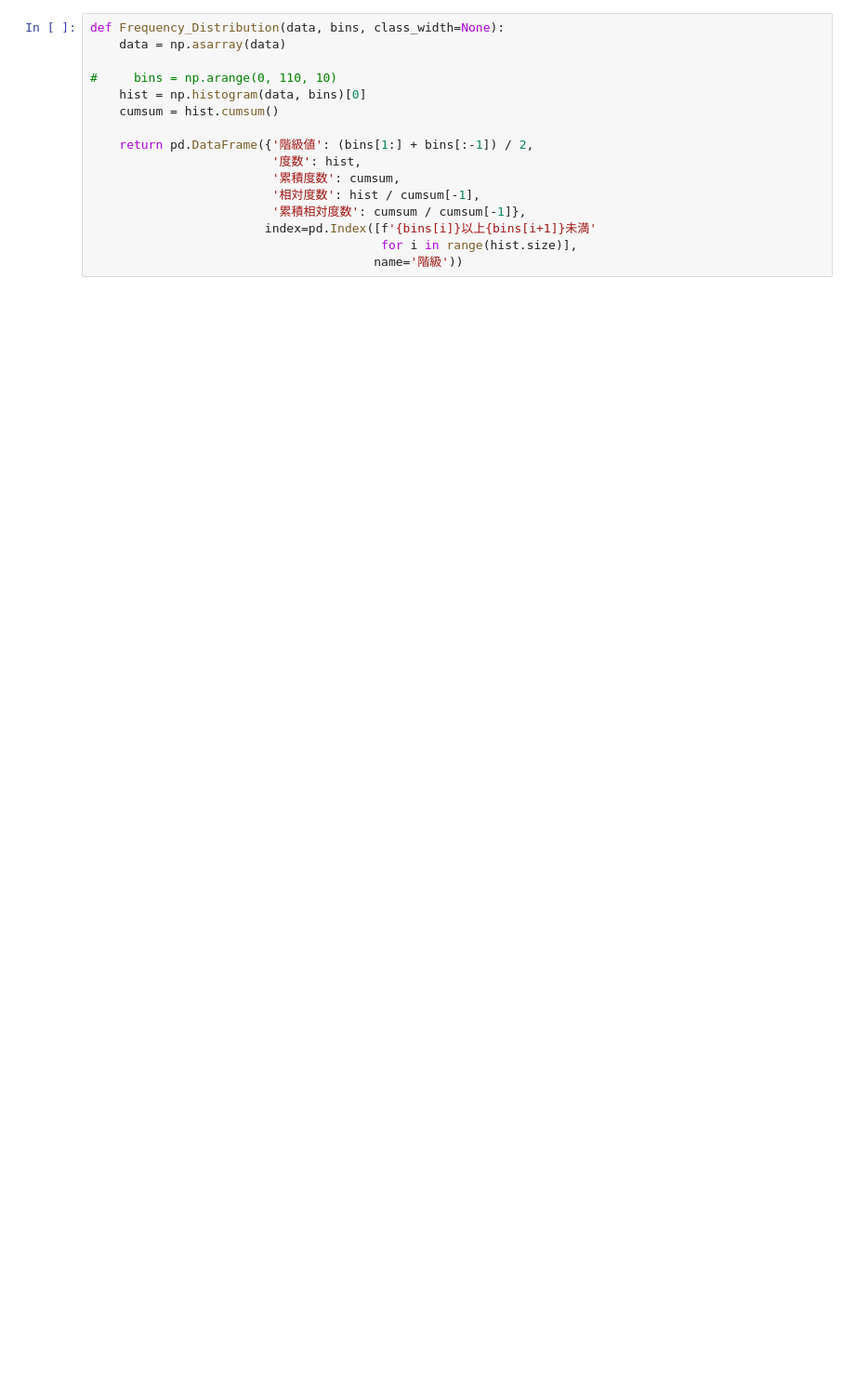
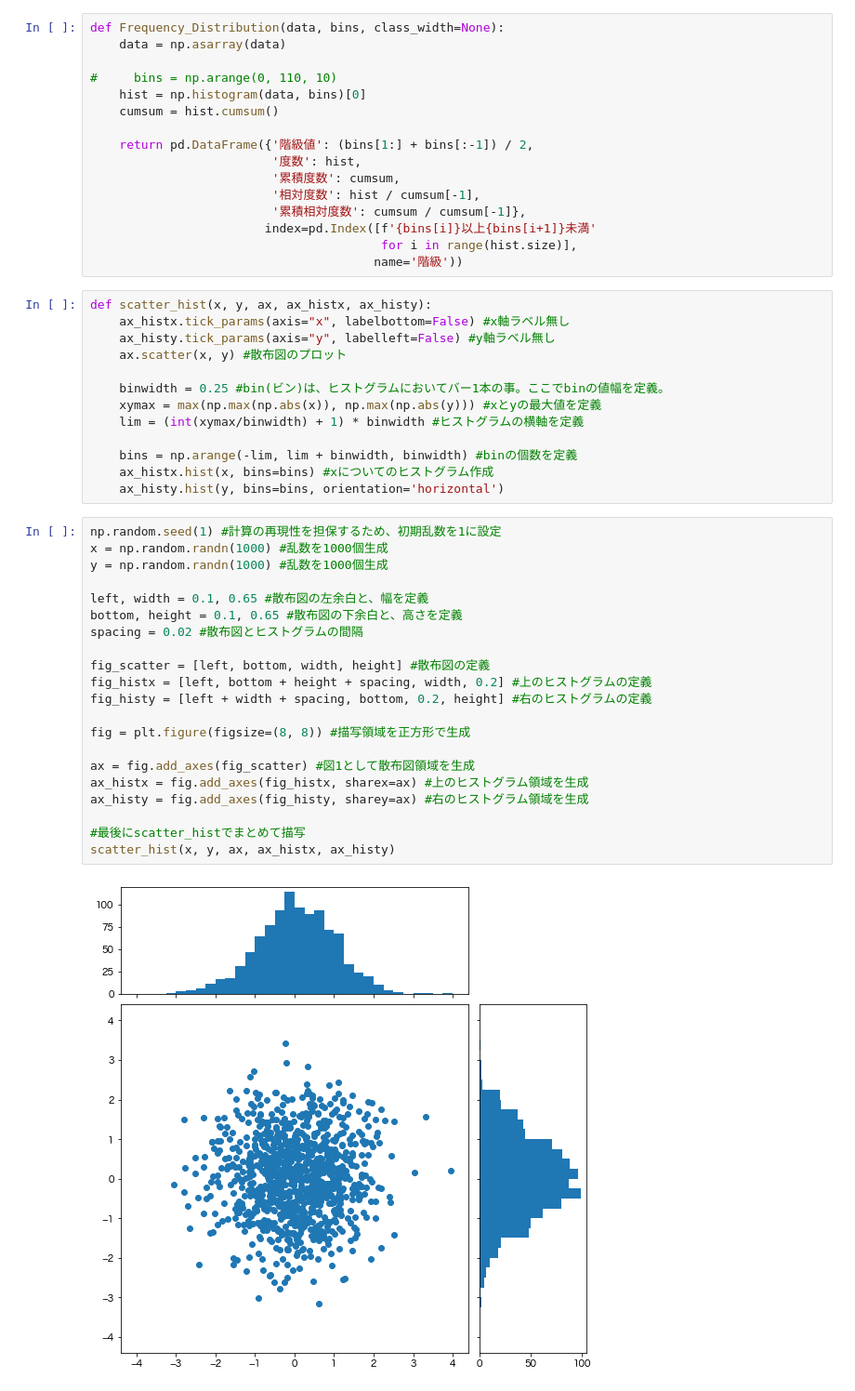
Before and after one commit to Isshin-Py-Sw-La-Me/Portfolio, a Jupyter notebook: bs_3.ipynb, the cells around one changed output. Shown at 93% size. Drawn from its saved outputs; the diff is of its cells as text; blank space fills up the shorter version.

```diff
--- a/bs_3.ipynb
+++ b/bs_3.ipynb
@@ -28,6 +25,42 @@ def Frequency_Distribution(data, bins, class_width=None):
                         index=pd.Index([f'{bins[i]}以上{bins[i+1]}未満'
                                         for i in range(hist.size)],
                                        name='階級'))
+# %%
+def scatter_hist(x, y, ax, ax_histx, ax_histy):
+    ax_histx.tick_params(axis="x", labelbottom=False) #x軸ラベル無し
+    ax_histy.tick_params(axis="y", labelleft=False) #y軸ラベル無し
+    ax.scatter(x, y) #散布図のプロット
+
+    binwidth = 0.25 #bin(ビン)は、ヒストグラムにおいてバー1本の事。ここでbinの値幅を定義。
+    xymax = max(np.max(np.abs(x)), np.max(np.abs(y))) #xとyの最大値を定義
+    lim = (int(xymax/binwidth) + 1) * binwidth #ヒストグラムの横軸を定義
+
+    bins = np.arange(-lim, lim + binwidth, binwidth) #binの個数を定義
+    ax_histx.hist(x, bins=bins) #xについてのヒストグラム作成
+    ax_histy.hist(y, bins=bins, orientation='horizontal')
+# %%
+np.random.seed(1) #計算の再現性を担保するため、初期乱数を1に設定
+x = np.random.randn(1000) #乱数を1000個生成
+y = np.random.randn(1000) #乱数を1000個生成
+
+left, width = 0.1, 0.65 #散布図の左余白と、幅を定義
+bottom, height = 0.1, 0.65 #散布図の下余白と、高さを定義
+spacing = 0.02 #散布図とヒストグラムの間隔
+
+fig_scatter = [left, bottom, width, height] #散布図の定義
+fig_histx = [left, bottom + height + spacing, width, 0.2] #上のヒストグラムの定義
+fig_histy = [left + width + spacing, bottom, 0.2, height] #右のヒストグラムの定義
+
+fig = plt.figure(figsize=(8, 8)) #描写領域を正方形で生成
+
+ax = fig.add_axes(fig_scatter) #図1として散布図領域を生成
+ax_histx = fig.add_axes(fig_histx, sharex=ax) #上のヒストグラム領域を生成
+ax_histy = fig.add_axes(fig_histy, sharey=ax) #右のヒストグラム領域を生成
+
+#最後にscatter_histでまとめて描写
+scatter_hist(x, y, ax, ax_histx, ax_histy)
+# %% [output]
+[figure, added]
 # %%
 # hist plot - simple
 plt.figure(figsize=(70,15))
```
Also changed, not shown: parts of 3 cells of this notebook, 5 other files.
